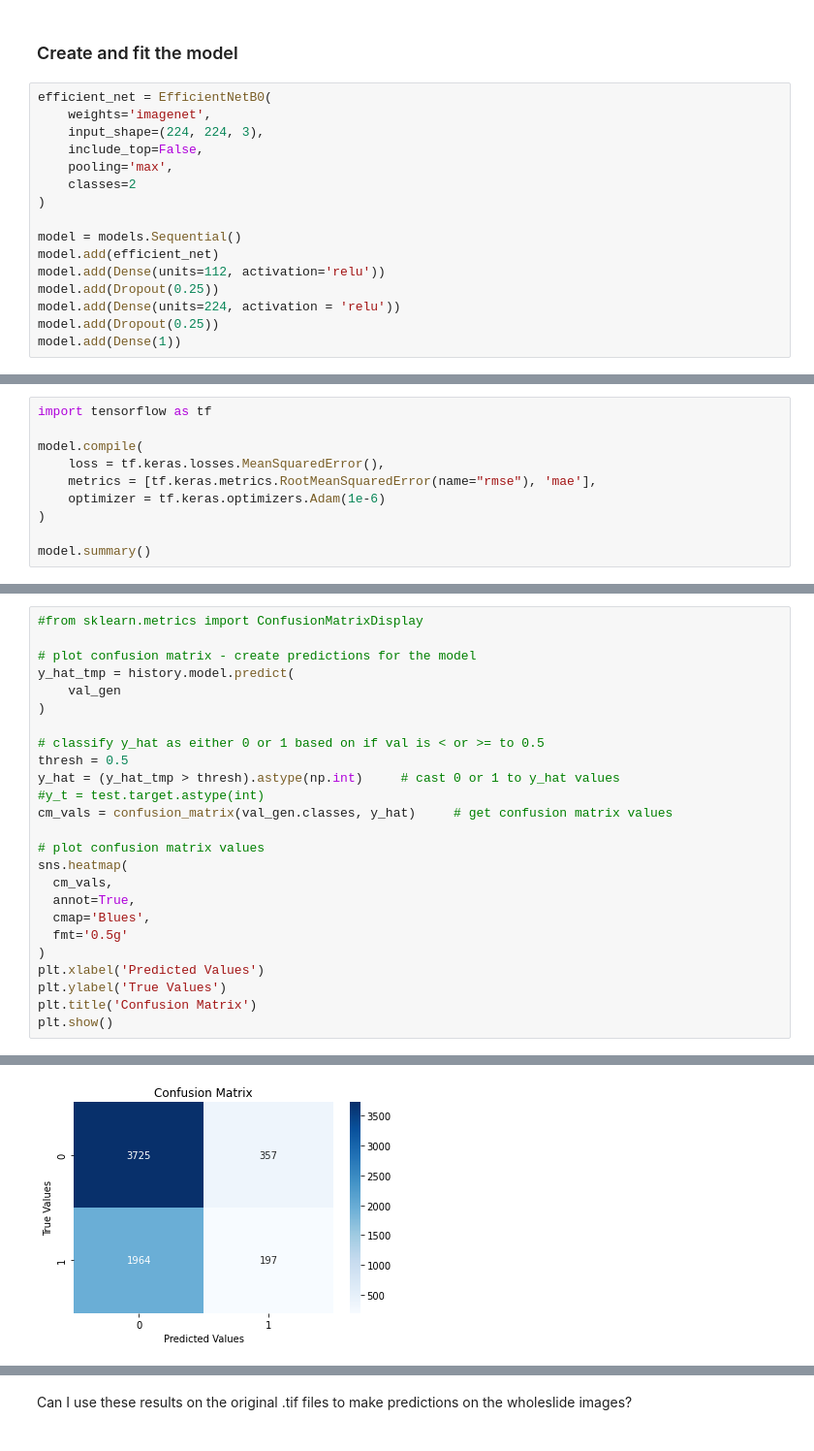
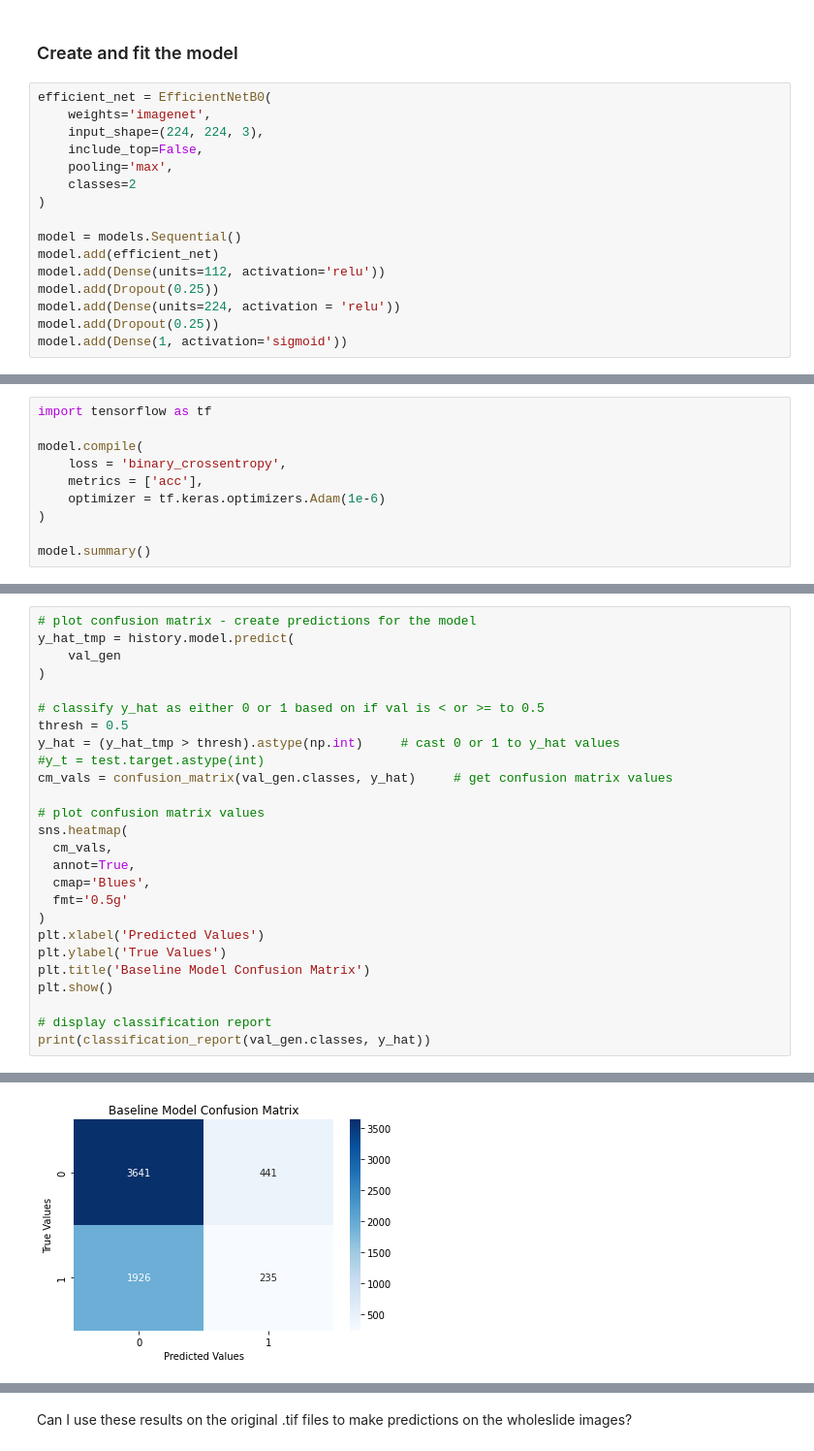
Before and after one commit to samoliver3/capstone-STRIP-AI, a Jupyter notebook: STRIP.ipynb, the cells around one changed output, grey strips where cells are left out. Shown at 97% size. Drawn from its saved outputs; the diff is of its cells as text.

```diff
--- a/STRIP.ipynb
+++ b/STRIP.ipynb
@@ -1545,4 +1551,4 @@ model.add(Dense(units=112, activation='relu'))
 model.add(Dropout(0.25))
 model.add(Dense(units=224, activation = 'relu'))
 model.add(Dropout(0.25))
-model.add(Dense(1))
+model.add(Dense(1, activation='sigmoid'))
@@ -1554,8 +1558,8 @@ Downloading data from https://storage.googleapis.com/keras-applications/efficien
 import tensorflow as tf
 
 model.compile(
-    loss = tf.keras.losses.MeanSquaredError(),
-    metrics = [tf.keras.metrics.RootMeanSquaredError(name="rmse"), 'mae'],
+    loss = 'binary_crossentropy',
+    metrics = ['acc'],
     optimizer = tf.keras.optimizers.Adam(1e-6)
 )
 
@@ -1653,6 +1655,4 @@ plt.show()
 # %%
-#from sklearn.metrics import ConfusionMatrixDisplay
-
 # plot confusion matrix - create predictions for the model
 y_hat_tmp = history.model.predict(
     val_gen
@@ -1673,7 +1673,10 @@ sns.heatmap(
 )
 plt.xlabel('Predicted Values')
 plt.ylabel('True Values')
-plt.title('Confusion Matrix')
+plt.title('Baseline Model Confusion Matrix')
 plt.show()
+
+# display classification report
+print(classification_report(val_gen.classes, y_hat))
 # %% [output]
 Deprecated in NumPy 1.20; for more details and guidance: https://numpy.org/devdocs/release/1.20.0-notes.html#deprecations
@@ -1681 +1683 @@ Deprecated in NumPy 1.20; for more details and guidance: https://numpy.org/devdo
-[figure, old version]
+[figure, new version]
```
Also changed, not shown: parts of 44 cells of this notebook.
